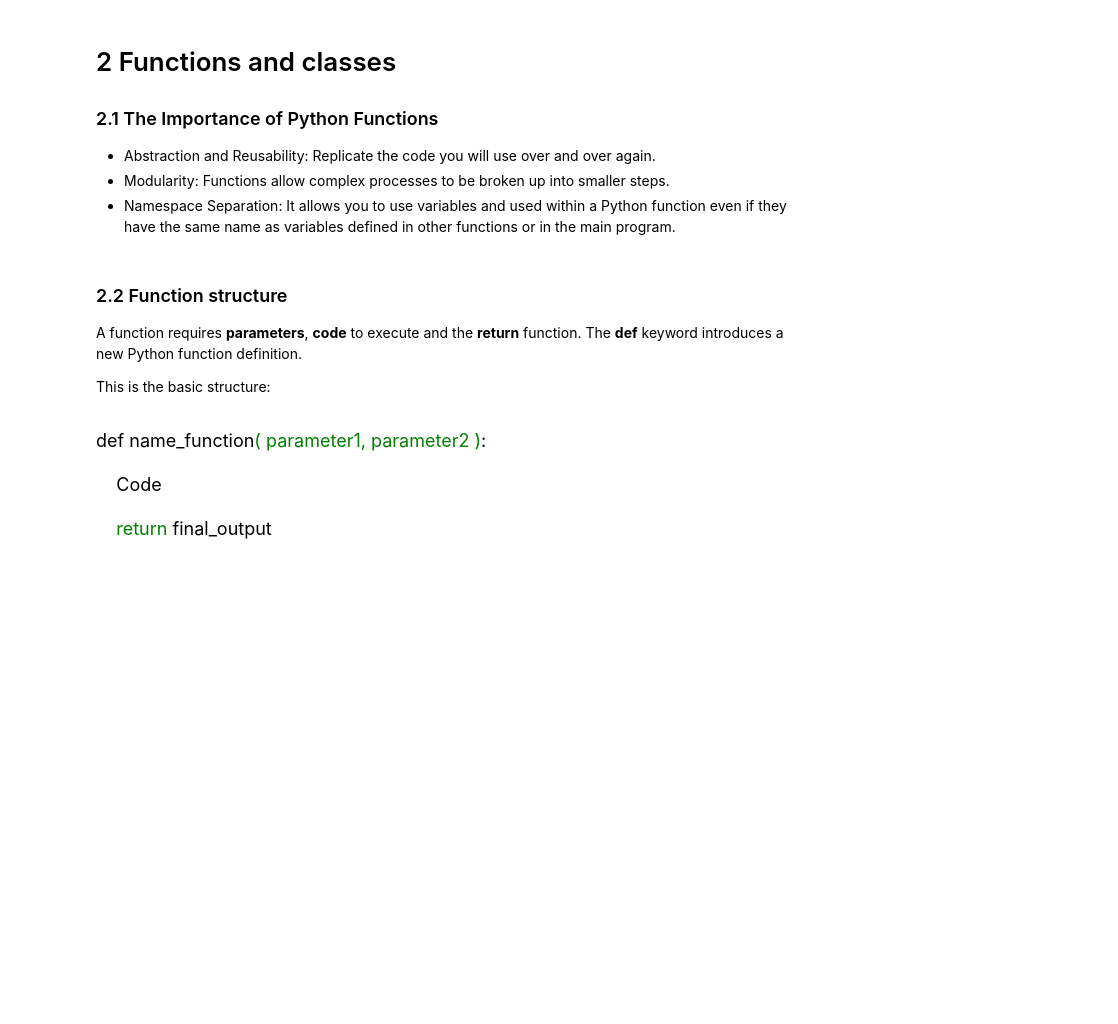
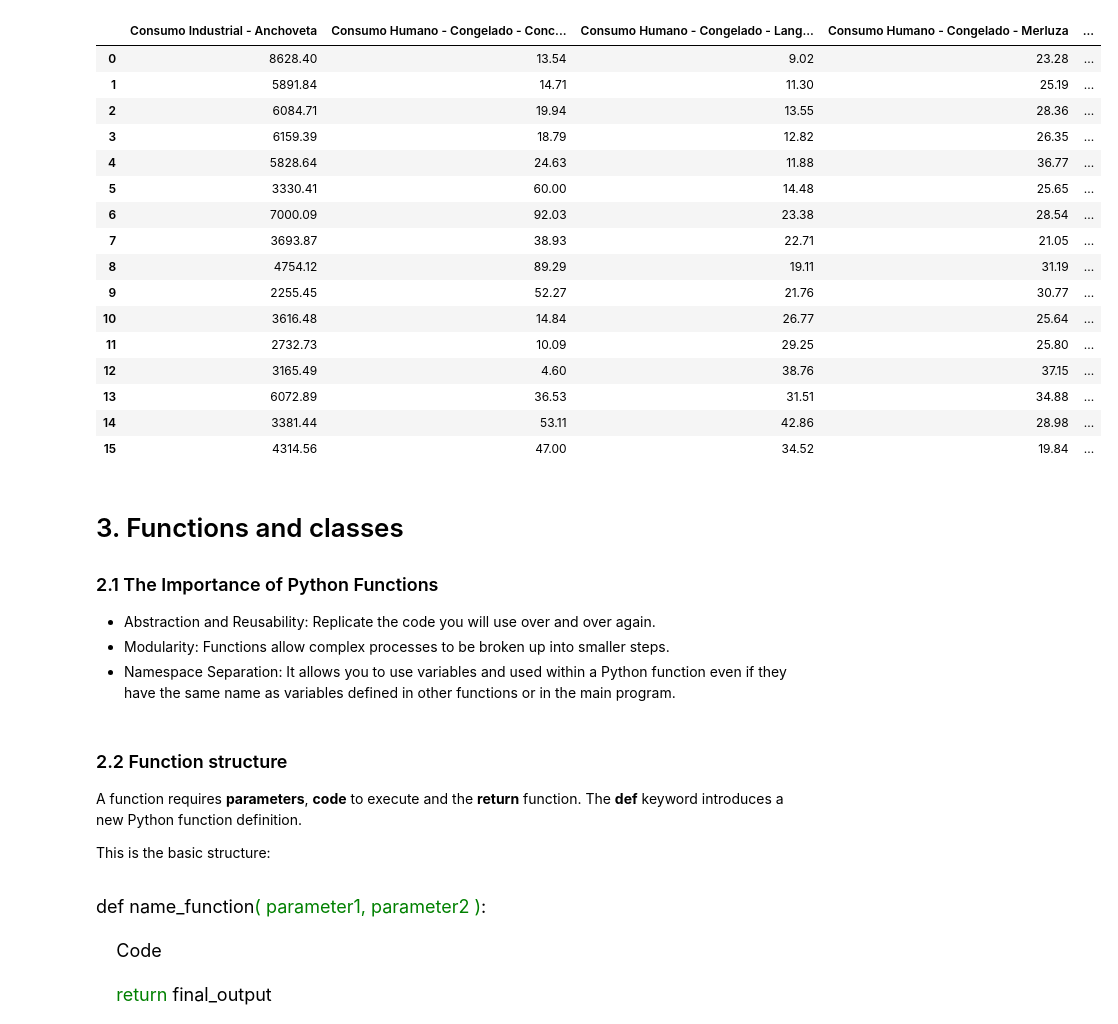
Before and after one commit to Robertopucp/1ECO35_R_PYTHON, a Jupyter notebook: Laboratorios/Lab2/Lab2_Python .ipynb, the cells around one changed output. Saved outputs shown, nothing was run; the diff lists cells and outputs as text; code cells hidden in the pictures; blank space fills up the shorter version.

```diff
--- a/Laboratorios/Lab2/Lab2_Python .ipynb
+++ b/Laboratorios/Lab2/Lab2_Python .ipynb
@@ -1,5 +374,25 @@
+# %%
+production_fish.loc[:, col_names ].round( 2 )
+# %% [output]
+|  | Consumo Industrial - Anchoveta | Consumo Humano - Congelado - Conc... | Consumo Humano - Congelado - Lang... | Consumo Humano - Congelado - Merluza | ... |
+| 0 | 8628.40 | 13.54 | 9.02 | 23.28 | ... |
+| 1 | 5891.84 | 14.71 | 11.30 | 25.19 | ... |
+| 2 | 6084.71 | 19.94 | 13.55 | 28.36 | ... |
+| 3 | 6159.39 | 18.79 | 12.82 | 26.35 | ... |
+| 4 | 5828.64 | 24.63 | 11.88 | 36.77 | ... |
+| 5 | 3330.41 | 60.00 | 14.48 | 25.65 | ... |
+| 6 | 7000.09 | 92.03 | 23.38 | 28.54 | ... |
+| 7 | 3693.87 | 38.93 | 22.71 | 21.05 | ... |
+| 8 | 4754.12 | 89.29 | 19.11 | 31.19 | ... |
+| 9 | 2255.45 | 52.27 | 21.76 | 30.77 | ... |
+| 10 | 3616.48 | 14.84 | 26.77 | 25.64 | ... |
+| 11 | 2732.73 | 10.09 | 29.25 | 25.80 | ... |
+| 12 | 3165.49 | 4.60 | 38.76 | 37.15 | ... |
+| 13 | 6072.89 | 36.53 | 31.51 | 34.88 | ... |
+| 14 | 3381.44 | 53.11 | 42.86 | 28.98 | ... |
+| 15 | 4314.56 | 47.00 | 34.52 | 19.84 | ... |
 # %% [markdown]
-# 2 Functions and classes
+# 3.  Functions and classes
 
 ### <a id = '#2.1'> 2.1 The Importance of Python Functions </a>
 
```
Also changed, not shown: parts of 43 cells of this notebook, 10 other files.
